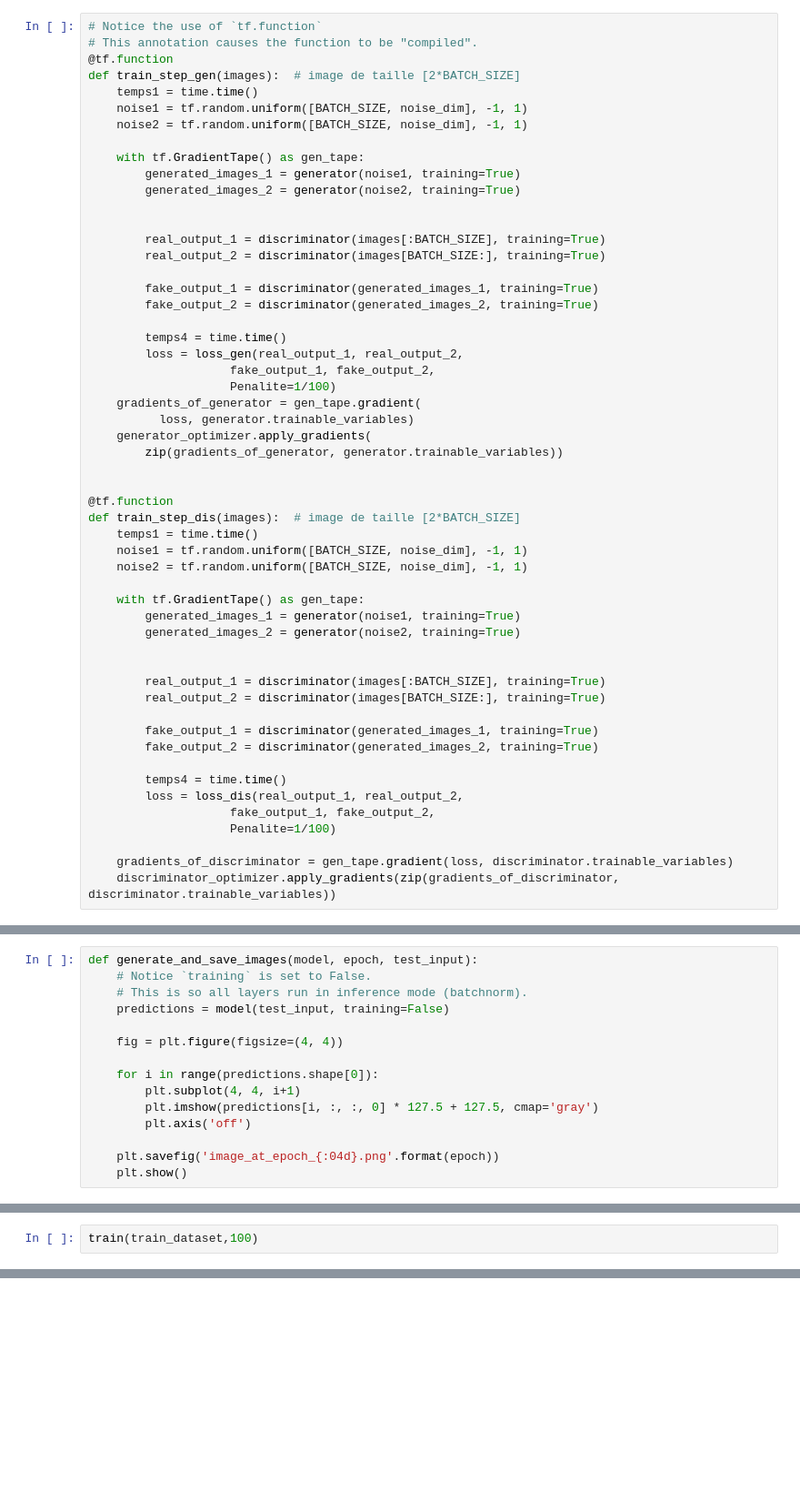
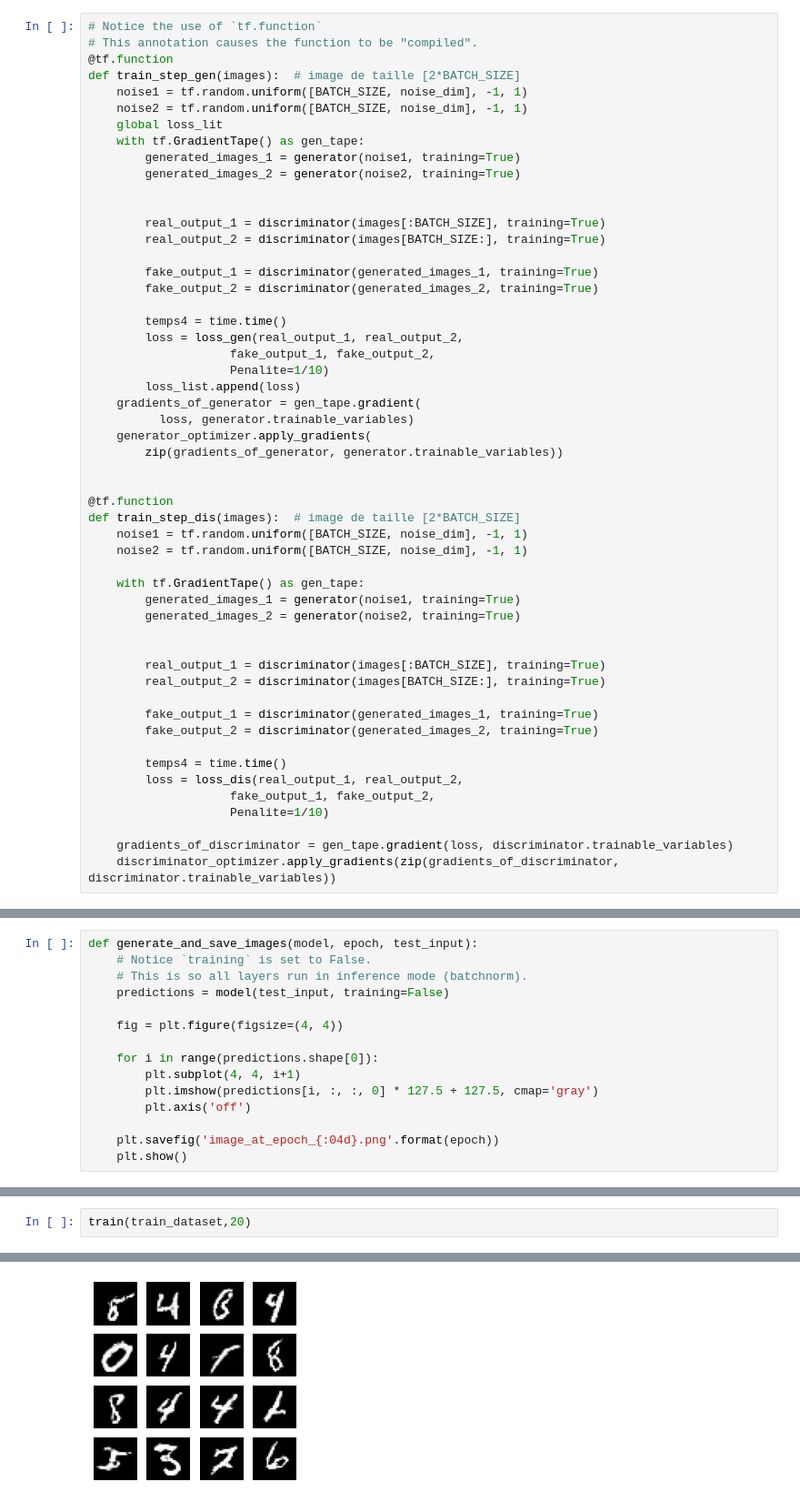
Before and after one commit to charlyandral/OT, a Jupyter notebook: notebook.ipynb, the cells around one changed output, grey strips where cells are left out. Shown at 91% size. Saved outputs shown, nothing was run; the diff lists cells and outputs as text; blank space fills up the shorter version.

```diff
--- a/notebook.ipynb
+++ b/notebook.ipynb
@@ -346,10 +348,9 @@ nombre d'élements par batch : 17
 # This annotation causes the function to be "compiled".
 @tf.function
 def train_step_gen(images):  # image de taille [2*BATCH_SIZE]
-    temps1 = time.time()
     noise1 = tf.random.uniform([BATCH_SIZE, noise_dim], -1, 1)
     noise2 = tf.random.uniform([BATCH_SIZE, noise_dim], -1, 1)
-
+    global loss_lit
     with tf.GradientTape() as gen_tape:
         generated_images_1 = generator(noise1, training=True)
         generated_images_2 = generator(noise2, training=True)
@@ -364,7 +365,8 @@ def train_step_gen(images):  # image de taille [2*BATCH_SIZE]
         temps4 = time.time()
         loss = loss_gen(real_output_1, real_output_2,
                     fake_output_1, fake_output_2,
-                    Penalite=1/100)
+                    Penalite=1/10)
+        loss_list.append(loss)
     gradients_of_generator = gen_tape.gradient(
           loss, generator.trainable_variables)
     generator_optimizer.apply_gradients(
@@ -373,7 +375,6 @@ def train_step_gen(images):  # image de taille [2*BATCH_SIZE]
 
 @tf.function
 def train_step_dis(images):  # image de taille [2*BATCH_SIZE]
-    temps1 = time.time()
     noise1 = tf.random.uniform([BATCH_SIZE, noise_dim], -1, 1)
     noise2 = tf.random.uniform([BATCH_SIZE, noise_dim], -1, 1)
 
@@ -391,7 +392,7 @@ def train_step_dis(images):  # image de taille [2*BATCH_SIZE]
         temps4 = time.time()
         loss = loss_dis(real_output_1, real_output_2,
                     fake_output_1, fake_output_2,
-                    Penalite=1/100)
+                    Penalite=1/10)
 
     gradients_of_discriminator = gen_tape.gradient(loss, discriminator.trainable_variables)
     discriminator_optimizer.apply_gradients(zip(gradients_of_discriminator, discriminator.trainable_variables))
@@ -450,3 +453,3 @@ plt.imshow(generated_image[0, :, :, 0], cmap='gray')
 # %%
-train(train_dataset,100)
+train(train_dataset,20)
 # %% [output]
@@ -454,0 +456 @@ train(train_dataset,100)
+[figure, added]
```
Also changed, not shown: parts of 8 cells of this notebook.
